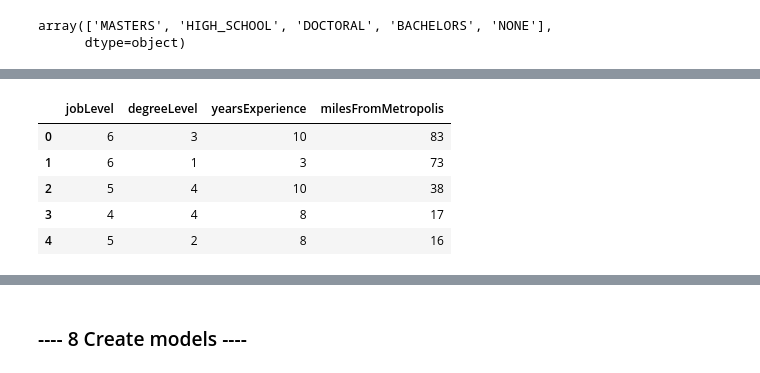
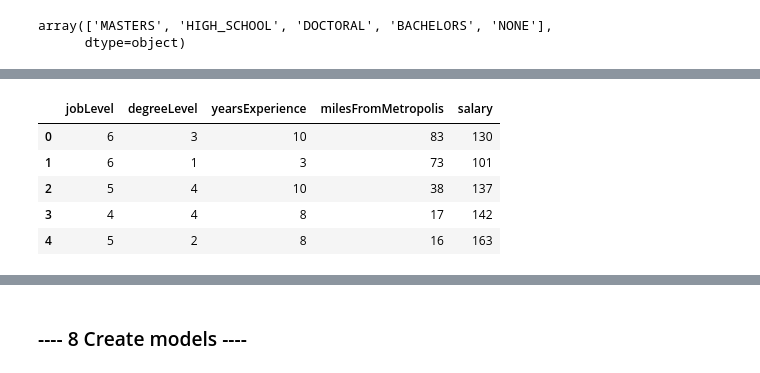
Before and after one commit to albert-ntiri/salary_prediction_project, a Jupyter notebook: Salary Prediction Notebook.ipynb, the cells around one changed output, grey strips where cells are left out. Saved outputs shown, nothing was run; the diff lists cells and outputs as text; code cells hidden in the pictures.

Commit message:
Completed process for setting up a model and getting results. Next step is to tweak it to yield better results.

```diff
--- a/Salary Prediction Notebook.ipynb
+++ b/Salary Prediction Notebook.ipynb
@@ -289,8 +290,8 @@ job_levels = {
     'CEO': 6
 }
 
-train_features['jobLevel'] = train_features.jobType.map(job_levels)
-train_features.head()
+train_full['jobLevel'] = train_full.jobType.map(job_levels)
+train_full.head()
 # %% [output]
 |  | jobId | companyId | jobType | degree | major | industry | yearsExperience | milesFromMetropolis | ... |
 | 0 | JOB1362684407687 | COMP37 | CFO | MASTERS | MATH | HEALTH | 10 | 83 | ... |
@@ -314,8 +315,8 @@ degree_levels = {
     'DOCTORAL': 4
 }
 
-train_features['degreeLevel'] = train_features.degree.map(degree_levels)
-train_features.head()
+train_full['degreeLevel'] = train_full.degree.map(degree_levels)
+train_full.head()
 # %% [output]
 |  | jobId | companyId | jobType | degree | major | industry | yearsExperience | milesFromMetropolis | ... |
 | 0 | JOB1362684407687 | COMP37 | CFO | MASTERS | MATH | HEALTH | 10 | 83 | ... |
@@ -324,17 +325,18 @@ train_features.head()
 | 3 | JOB1362684407690 | COMP38 | MANAGER | DOCTORAL | CHEMISTRY | AUTO | 8 | 17 | ... |
 | 4 | JOB1362684407691 | COMP7 | VICE_PRESIDENT | BACHELORS | PHYSICS | FINANCE | 8 | 16 | ... |
 # %%
-# Filter to include features that will go into the model
+# Filter to include columns that will go into the model
 model_features = ['jobLevel', 'degreeLevel', 'yearsExperience', 'milesFromMetropolis']
-model_train_features = train_features[model_features]
-model_train_features.head()
+model_columns = model_features + ['salary']
+model_train_full = train_full[model_columns]
+model_train_full.head()
 # %% [output]
-|  | jobLevel | degreeLevel | yearsExperience | milesFromMetropolis |
-| 0 | 6 | 3 | 10 | 83 |
-| 1 | 6 | 1 | 3 | 73 |
-| 2 | 5 | 4 | 10 | 38 |
-| 3 | 4 | 4 | 8 | 17 |
-| 4 | 5 | 2 | 8 | 16 |
+|  | jobLevel | degreeLevel | yearsExperience | milesFromMetropolis | salary |
+| 0 | 6 | 3 | 10 | 83 | 130 |
+| 1 | 6 | 1 | 3 | 73 | 101 |
+| 2 | 5 | 4 | 10 | 38 | 137 |
+| 3 | 4 | 4 | 8 | 17 | 142 |
+| 4 | 5 | 2 | 8 | 16 | 163 |
 # %%
 # Make corresponding changes to test data
 
```
Also changed, not shown: parts of 12 cells of this notebook.
